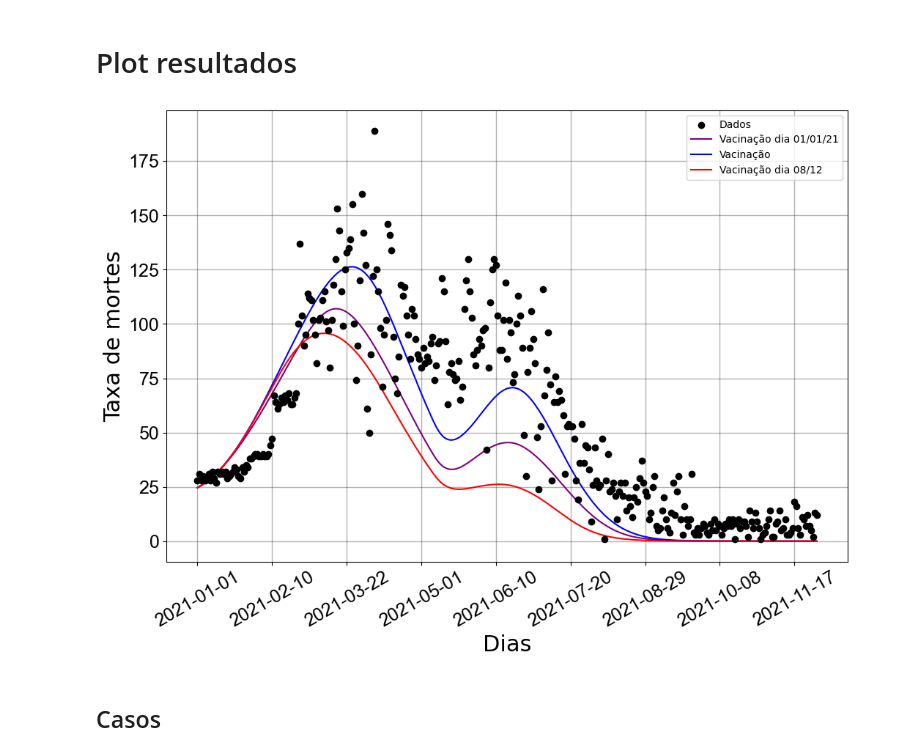
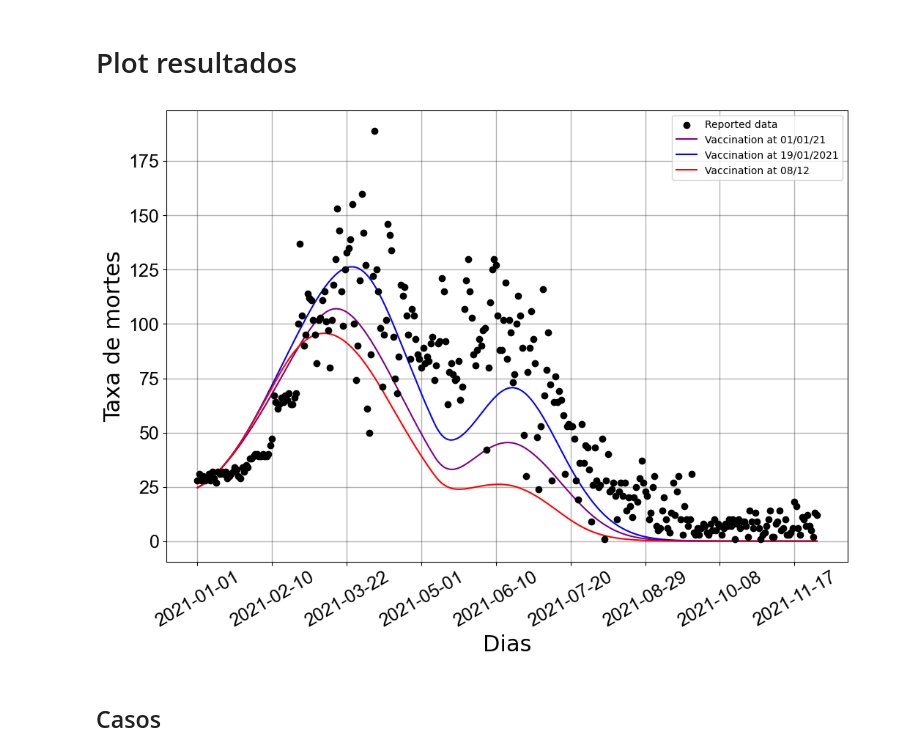
Before and after one commit to filipe7788/SEIHURD, a Jupyter notebook: cenarios_de_simulacao/vacina_antecipada.ipynb, the cells around one changed output. Drawn from its saved outputs; the diff is of its cells as text; code cells hidden in the pictures.

```diff
--- a/cenarios_de_simulacao/vacina_antecipada.ipynb
+++ b/cenarios_de_simulacao/vacina_antecipada.ipynb
@@ -264,45 +264,45 @@ ax.grid(which='major', axis='both', color='black',linewidth=1.,alpha=0.3)
 
 # Taxa de mortos - dados
 taxa_mortos_dados = np.diff(mortos_dados)
-ax.scatter(datas[:len(taxa_mortos_dados)], taxa_mortos_dados, color='black', zorder=3, label='Dados')
+ax.scatter(datas[:len(taxa_mortos_dados)], taxa_mortos_dados, color='black', zorder=3, label='Reported data')
 
 # Taxa de mortos - modelo
 taxa_mortos_modelo_adiantado = np.diff(N*mortes_resultados_adiantado)
 #Plot the fitted function as a line.
-ax.plot(datas[:len(taxa_mortos_modelo_adiantado)], taxa_mortos_modelo_adiantado, color='purple',label='Vacinação dia 01/01/21')
+ax.plot(datas[:len(taxa_mortos_modelo_adiantado)], taxa_mortos_modelo_adiantado, color='purple',label='Vaccination at 01/01/21')
 
 # Taxa de mortos - modelo
 taxa_mortos_modelo_normal = np.diff(N*mortes_resultados_normal)
 #Plot the fitted function as a line.
-ax.plot(datas[:len(taxa_mortos_modelo_normal)], taxa_mortos_modelo_normal, color='blue',label='Vacinação')
+ax.plot(datas[:len(taxa_mortos_modelo_normal)], taxa_mortos_modelo_normal, color='blue',label='Vaccination at 19/01/2021')
 
 # Taxa de mortos - modelo
 taxa_mortos_modelo_muito_adiantado = np.diff(N*mortes_resultado_muito_adiantado)
 #Plot the fitted function as a line.
-ax.plot(datas[:len(taxa_mortos_modelo_muito_adiantado)], taxa_mortos_modelo_muito_adiantado, color='red',label='Vacinação dia 08/12')
+ax.plot(datas[:len(taxa_mortos_modelo_muito_adiantado)], taxa_mortos_modelo_muito_adiantado, color='red',label='Vaccination at 08/12')
 
 ax.autoscale()
 
 #Set the labels
 ax.set_ylabel('Taxa de mortes',fontsize=22)
 ax.set_xlabel('Dias', fontsize=22)
 #Set the title
 #The size of the numbers on the axixis
 ax.tick_params(labelsize=18)
 
 #Limiting the ammount of dates on the X axixs
 ax.xaxis.set_major_locator(pl.MaxNLocator(10))
 #Rotating the dates for better visualization
 pl.setp(ax.get_xticklabels(), rotation=30)
 
 
 #Setting the font of the numbers on the axixis as ARIAL
 for tick in ax.get_xticklabels():
     tick.set_fontname("Arial")
 for tick in ax.get_yticklabels():
     tick.set_fontname("Arial")
 pl.legend()
 #Show Graph
 pl.show()
 # %% [output]
-[figure, old version]
+[figure, new version]
```
Also changed, not shown: parts of 1 cell of this notebook, 20 other files.
